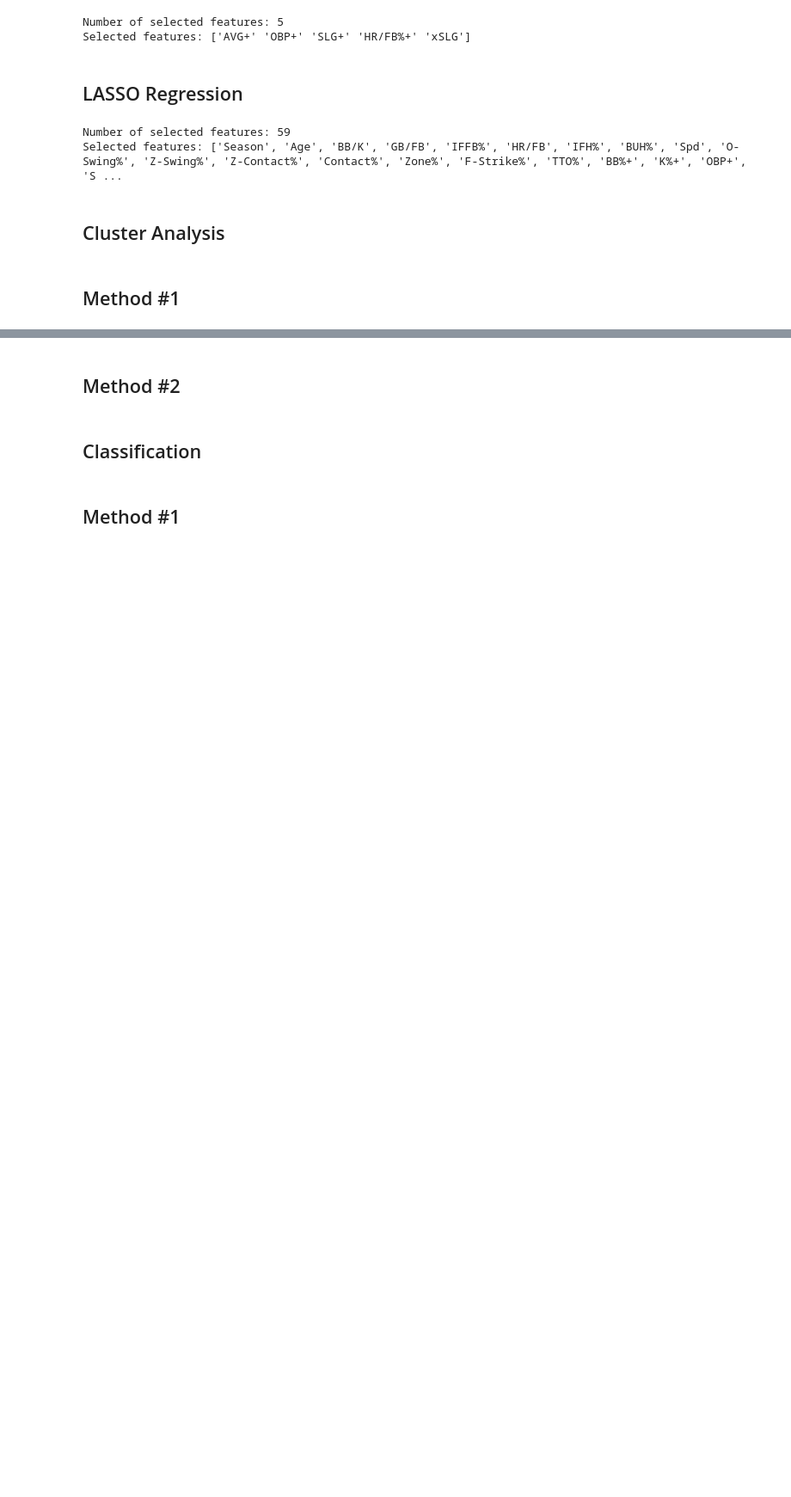
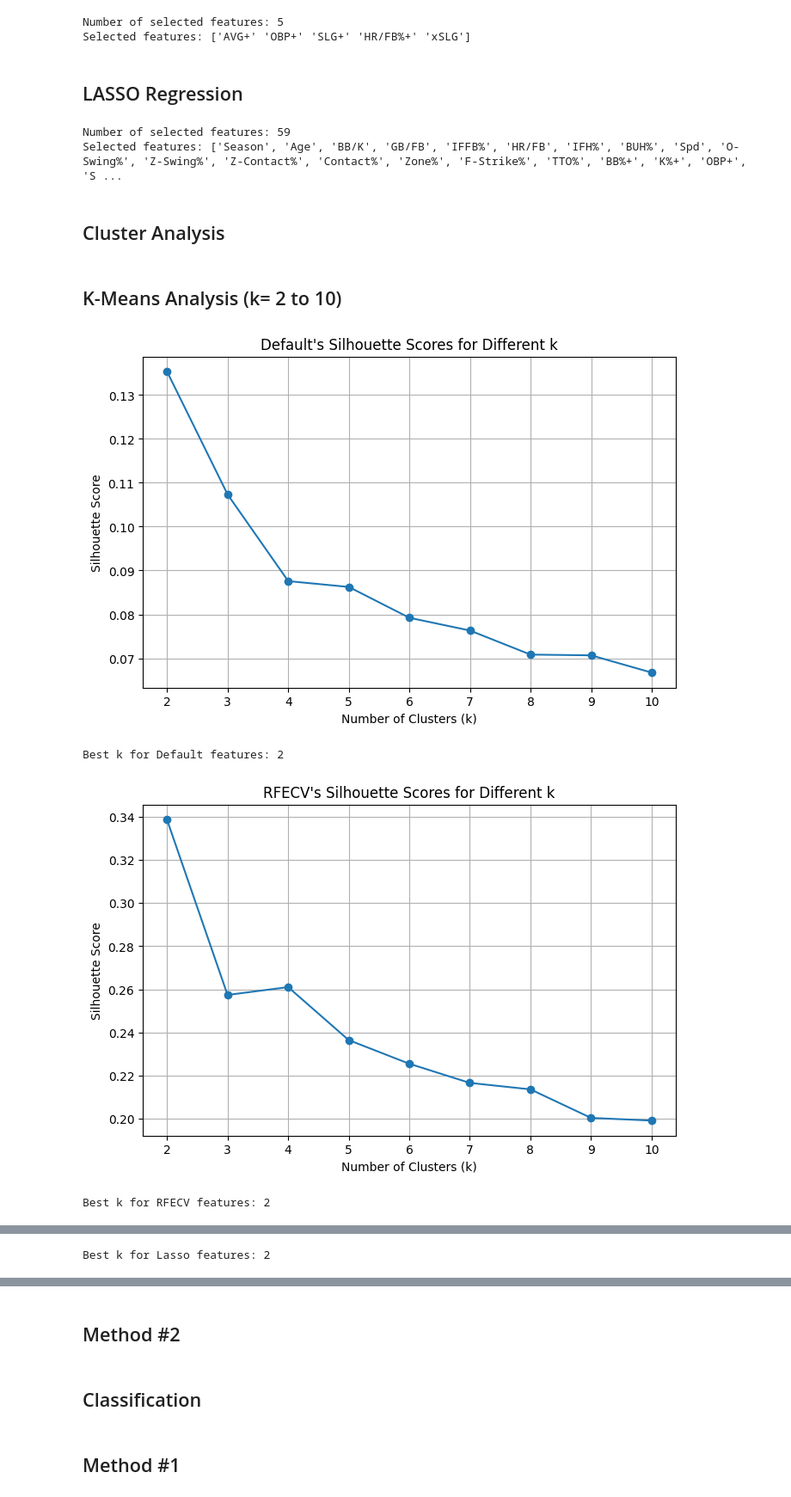
Before and after one commit to ichiro-wang/mlb-batting-analysis, a Jupyter notebook: notebooks/analysis.ipynb, the cells around one changed output, grey strips where cells are left out. Shown at 86% size. Drawn from its saved outputs; the diff is of its cells as text; code cells hidden in the pictures; blank space fills up the shorter version.

Commit message:
k-means done graph might need to rework

```diff
--- a/notebooks/analysis.ipynb
+++ b/notebooks/analysis.ipynb
@@ -603,4 +620,24 @@ Selected features: ['Season', 'Age', 'BB/K', 'GB/FB', 'IFFB%', 'HR/FB', 'IFH%',
 # %% [markdown]
 ## Cluster Analysis
 # %% [markdown]
-## Method #1
+## K-Means Analysis (k= 2 to 10)
+# %%
+X_norm = X
+X_rfecv = X[features_rfecv]
+X_lasso = X[features_lasso]
+
+best_k_norm = ct.perform_kmeans_clustering(X_norm,"Default", k_min=2, k_max=10, random_state=42)
+print(f"Best k for Default features: {best_k_norm}")
+best_k_rfecv = ct.perform_kmeans_clustering(X_rfecv,"RFECV", k_min=2, k_max=10, random_state=42)
+print(f"Best k for RFECV features: {best_k_rfecv}")
+best_k_lasso = ct.perform_kmeans_clustering(X_lasso,"Lasso", k_min=2, k_max=10, random_state=42)
+print(f"Best k for Lasso features: {best_k_lasso}")
+
+vis.plot_best_k(X_norm,"Default", best_k_norm, random_state=42)
+vis.plot_best_k(X_rfecv,"RFECV", best_k_rfecv, random_state=42)
+vis.plot_best_k(X_lasso,"Lasso", best_k_lasso, random_state=42)
+# %% [output]
+[figure, added]
+Best k for Default features: 2
+[figure, added]
+Best k for RFECV features: 2
@@ -606,0 +645 @@ Selected features: ['Season', 'Age', 'BB/K', 'GB/FB', 'IFFB%', 'HR/FB', 'IFH%',
+Best k for Lasso features: 2
```
Also changed, not shown: parts of 4 cells of this notebook, 2 other files.
